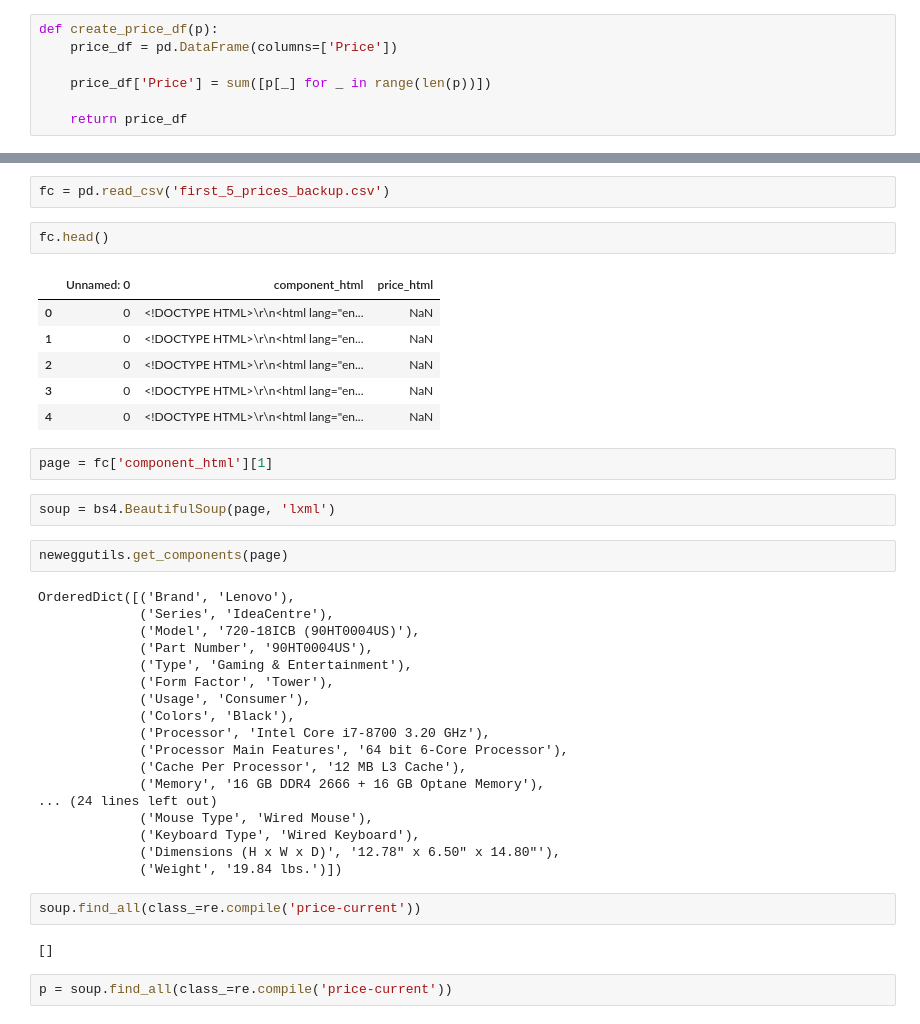
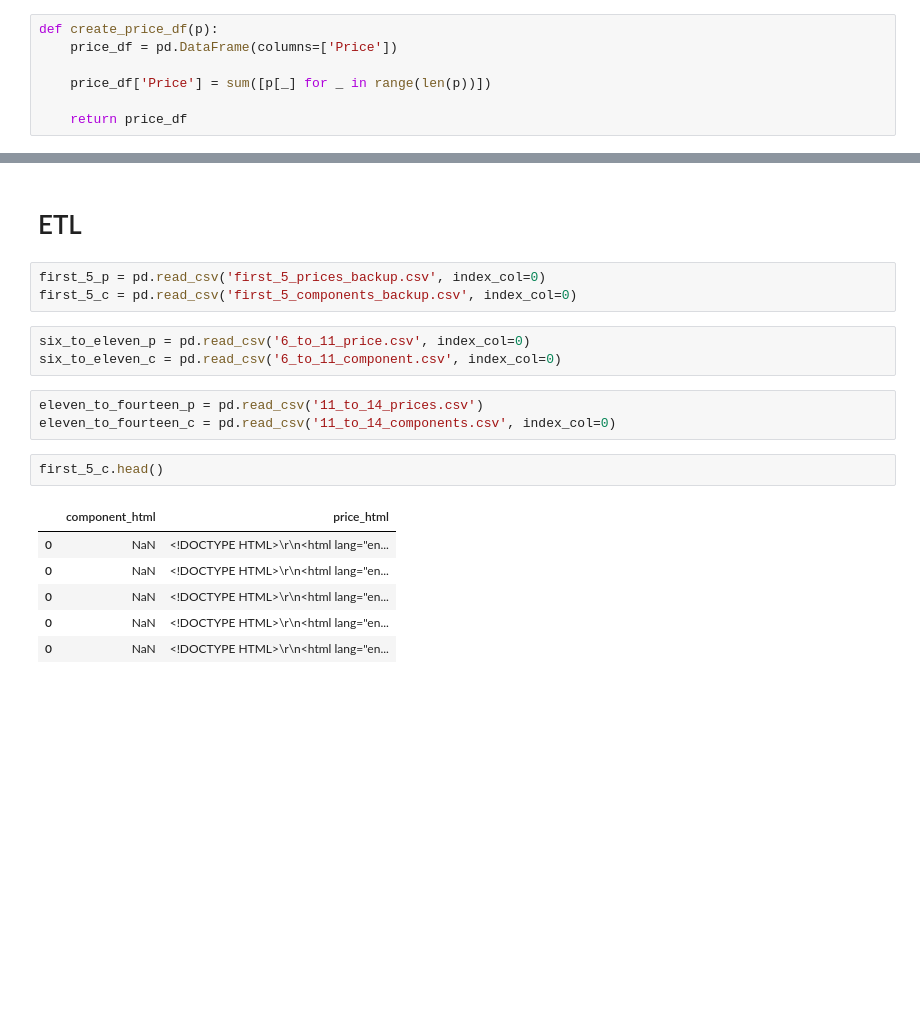
Before and after one commit to luketibbott/Desktop-linear-regression, a Jupyter notebook: extract-clean-newegg.ipynb, the cells around one changed output, grey strips where cells are left out. Drawn from its saved outputs; the diff is of its cells as text; blank space fills up the shorter version.

```diff
--- a/extract-clean-newegg.ipynb
+++ b/extract-clean-newegg.ipynb
@@ -169,41 +122,20 @@ def create_price_df(p):
-# %%
-fc = pd.read_csv('first_5_prices_backup.csv')
+# %% [markdown]
+# ETL
+# %%
+first_5_p = pd.read_csv('first_5_prices_backup.csv', index_col=0)
+first_5_c = pd.read_csv('first_5_components_backup.csv', index_col=0)
+# %%
+six_to_eleven_p = pd.read_csv('6_to_11_price.csv', index_col=0)
+six_to_eleven_c = pd.read_csv('6_to_11_component.csv', index_col=0)
+# %%
+eleven_to_fourteen_p = pd.read_csv('11_to_14_prices.csv')
+eleven_to_fourteen_c = pd.read_csv('11_to_14_components.csv', index_col=0)
 # %%
-fc.head()
+first_5_c.head()
 # %% [output]
-|  | Unnamed: 0 | component_html | price_html |
-| 0 | 0 | <!DOCTYPE HTML>\r\n<html lang="en... | NaN |
-| 1 | 0 | <!DOCTYPE HTML>\r\n<html lang="en... | NaN |
-| 2 | 0 | <!DOCTYPE HTML>\r\n<html lang="en... | NaN |
-| 3 | 0 | <!DOCTYPE HTML>\r\n<html lang="en... | NaN |
-| 4 | 0 | <!DOCTYPE HTML>\r\n<html lang="en... | NaN |
+|  | component_html | price_html |
+| 0 | NaN | <!DOCTYPE HTML>\r\n<html lang="en... |
+| 0 | NaN | <!DOCTYPE HTML>\r\n<html lang="en... |
+| 0 | NaN | <!DOCTYPE HTML>\r\n<html lang="en... |
+| 0 | NaN | <!DOCTYPE HTML>\r\n<html lang="en... |
+| 0 | NaN | <!DOCTYPE HTML>\r\n<html lang="en... |
-# %%
-page = fc['component_html'][1]
-# %%
-soup = bs4.BeautifulSoup(page, 'lxml')
-# %%
-neweggutils.get_components(page)
-# %% [output]
-OrderedDict([('Brand', 'Lenovo'),
-             ('Series', 'IdeaCentre'),
-             ('Model', '720-18ICB (90HT0004US)'),
-             ('Part Number', '90HT0004US'),
-             ('Type', 'Gaming & Entertainment'),
-             ('Form Factor', 'Tower'),
-             ('Usage', 'Consumer'),
-             ('Colors', 'Black'),
-             ('Processor', 'Intel Core i7-8700 3.20 GHz'),
-             ('Processor Main Features', '64 bit 6-Core Processor'),
-             ('Cache Per Processor', '12 MB L3 Cache'),
-             ('Memory', '16 GB DDR4 2666 + 16 GB Optane Memory'),
-... (24 lines left out)
-             ('Mouse Type', 'Wired Mouse'),
-             ('Keyboard Type', 'Wired Keyboard'),
-             ('Dimensions (H x W x D)', '12.78" x 6.50" x 14.80"'),
-             ('Weight', '19.84 lbs.')])
-# %%
-soup.find_all(class_=re.compile('price-current'))
-# %% [output]
-[]
-# %%
-p = soup.find_all(class_=re.compile('price-current'))
```
Also changed, not shown: parts of 25 cells of this notebook.
